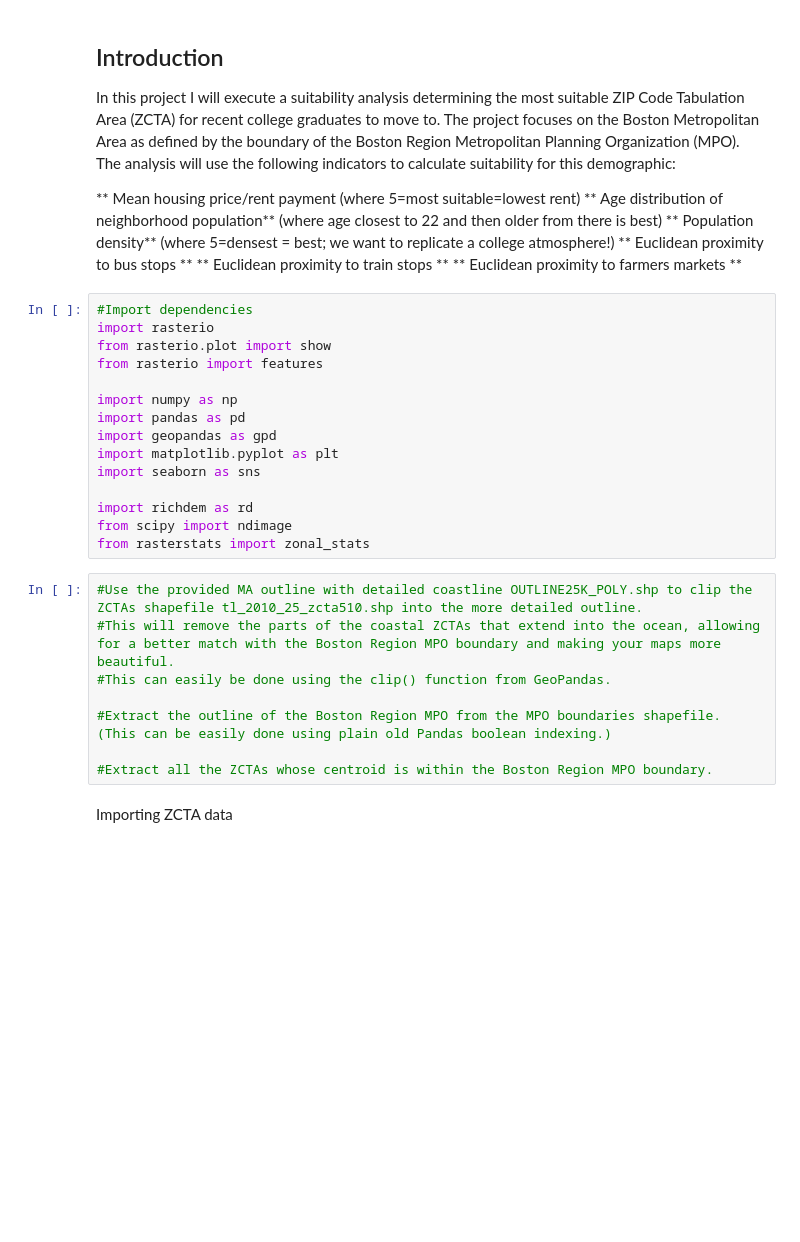
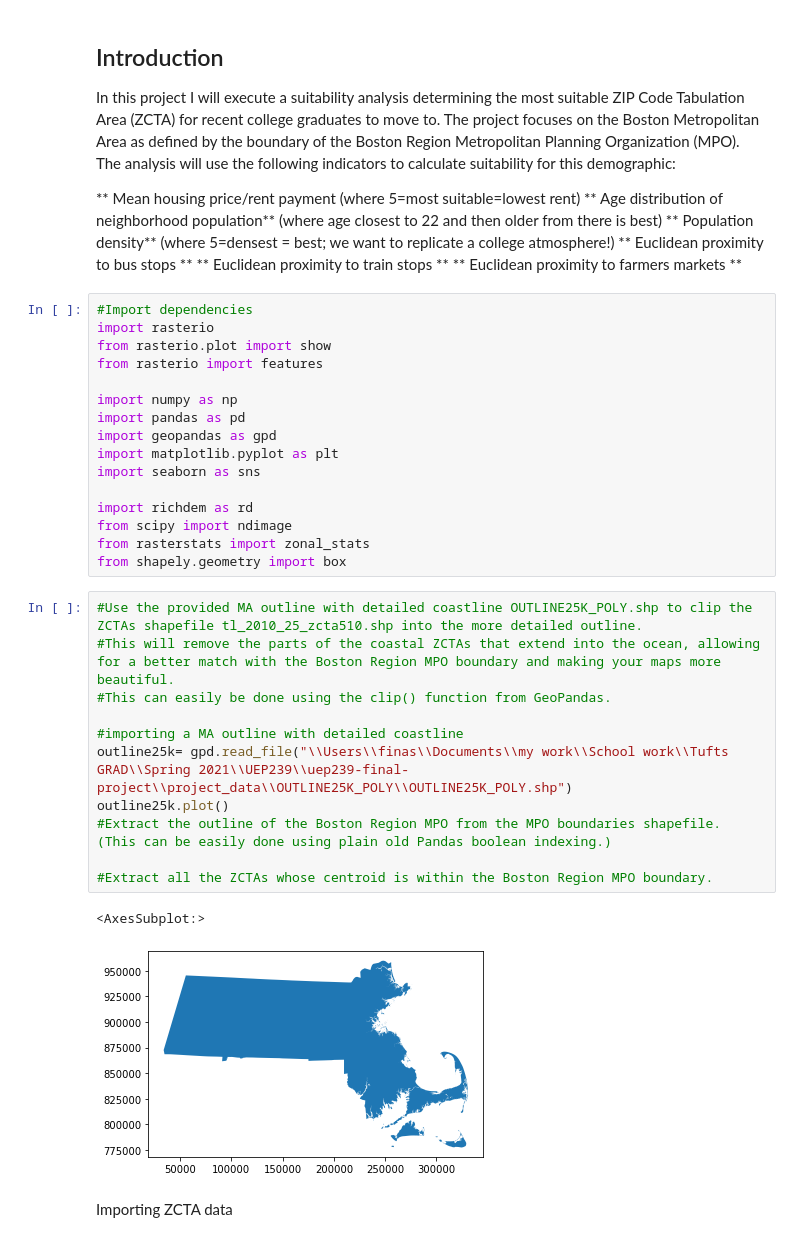
Before and after one commit to finashort/uep239-final-project, a Jupyter notebook: UEP239Final.ipynb, the cells around one changed output. Drawn from its saved outputs; the diff is of its cells as text; blank space fills up the shorter version.

```diff
--- a/UEP239Final.ipynb
+++ b/UEP239Final.ipynb
@@ -26,14 +27,21 @@ import seaborn as sns
 import richdem as rd
 from scipy import ndimage
 from rasterstats import zonal_stats
+from shapely.geometry import box
 # %%
 #Use the provided MA outline with detailed coastline OUTLINE25K_POLY.shp to clip the ZCTAs shapefile tl_2010_25_zcta510.shp into the more detailed outline.
 #This will remove the parts of the coastal ZCTAs that extend into the ocean, allowing for a better match with the Boston Region MPO boundary and making your maps more beautiful.
 #This can easily be done using the clip() function from GeoPandas.
 
+#importing a MA outline with detailed coastline
+outline25k= gpd.read_file("\\Users\\finas\\Documents\\my work\\School work\\Tufts GRAD\\Spring 2021\\UEP239\\uep239-final-project\\project_data\\OUTLINE25K_POLY\\OUTLINE25K_POLY.shp")
+outline25k.plot()
 #Extract the outline of the Boston Region MPO from the MPO boundaries shapefile. (This can be easily done using plain old Pandas boolean indexing.)
 
 #Extract all the ZCTAs whose centroid is within the Boston Region MPO boundary.
+# %% [output]
+<AxesSubplot:>
+[figure, added]
 # %% [markdown]
 Importing ZCTA data
 # %%
```
Also changed, not shown: parts of 22 cells of this notebook, 4 other files.
